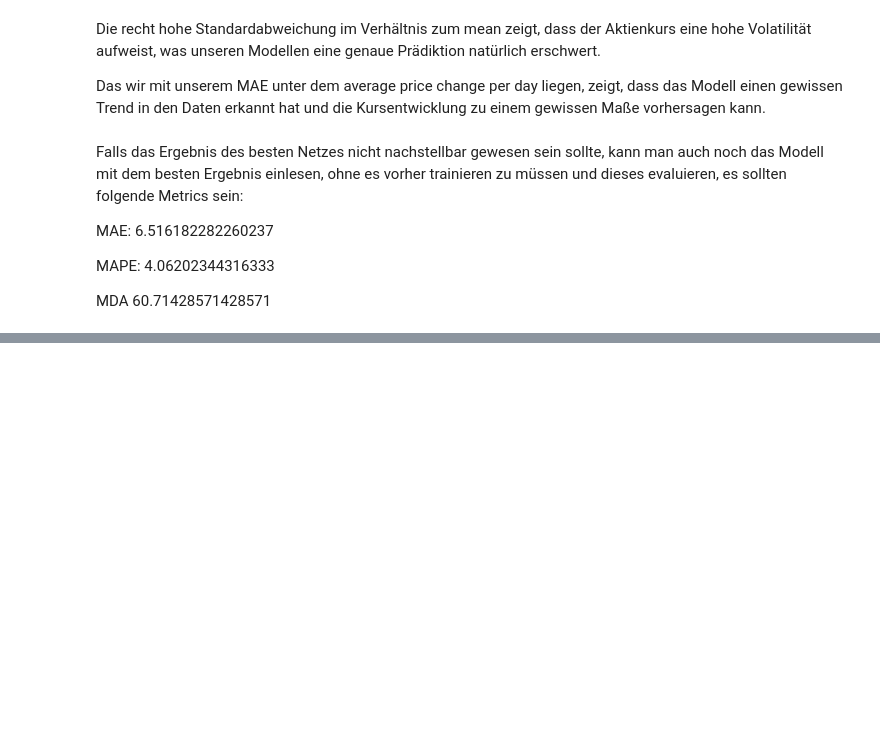
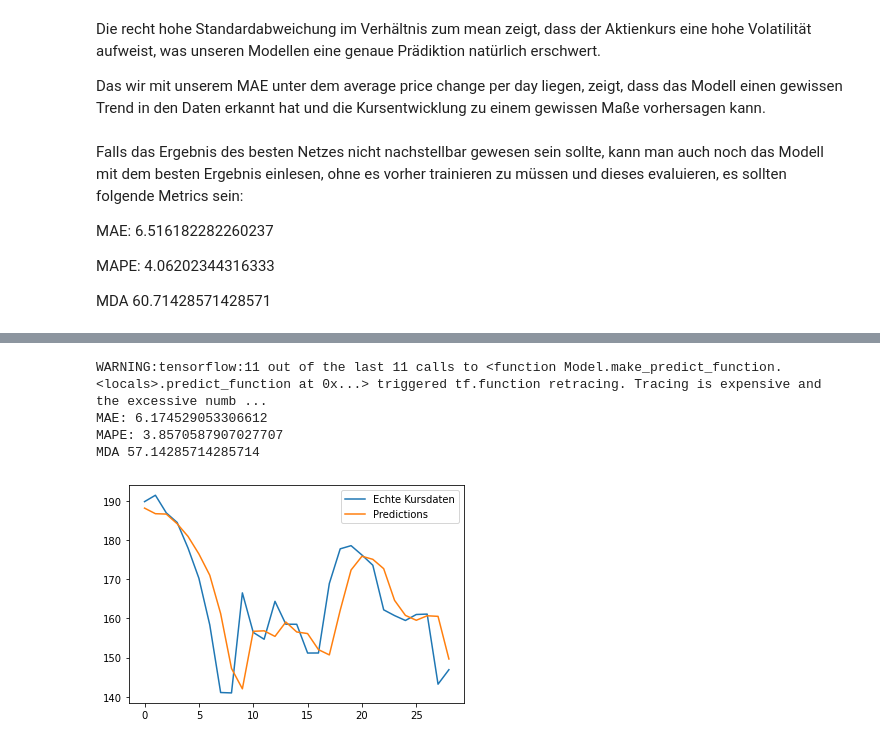
Before and after one commit to Emixeras/gameStopStockPrediction, a Jupyter notebook: notebooks/rnn_prediction_in_python.ipynb, the cells around one changed output, grey strips where cells are left out. Drawn from its saved outputs; the diff is of its cells as text; code cells hidden in the pictures; blank space fills up the shorter version.

Commit message:
finished redditAndClose Network

```diff
--- a/notebooks/rnn_prediction_in_python.ipynb
+++ b/notebooks/rnn_prediction_in_python.ipynb
@@ -409,0 +656,27 @@ von Postings im wallstreetbets Subreddit, verbessern lässt.
+# %%
+from tensorflow import keras
+model = keras.models.load_model("../models/best_closeAndReddit_model")
+
+predicted_stock_price = model.predict(X_test)
+predicted_stock_price_with_2nd_feature = np.column_stack((predicted_stock_price, second_feature))
+predicted_stock_price_with_2nd_feature = normalizer.inverse_transform(predicted_stock_price_with_2nd_feature)
+predicted_stock_price = predicted_stock_price_with_2nd_feature[:, 0]
+
+from sklearn import metrics
+# Metrics
+print("MAE:", metrics.mean_absolute_error(test_data, predicted_stock_price))
+print("MAPE:", metrics.mean_absolute_percentage_error(test_data, predicted_stock_price) * 100)
+print("MDA", mda(test_data, predicted_stock_price) * 100)
+
+from matplotlib import pyplot
+
+pyplot.plot(test_data, label="Echte Kursdaten")
+pyplot.plot(predicted_stock_price, label="Predictions")
+pyplot.legend()
+pyplot.show()
+# %% [output]
+WARNING:tensorflow:11 out of the last 11 calls to <function Model.make_predict_function.<locals>.predict_function at 0x...> triggered tf.function retracing. Tracing is expensive and the excessive numb ...
+MAE: 6.174529053306612
+MAPE: 3.8570587907027707
+MDA 57.14285714285714
+[figure, added]
```
Also changed, not shown: parts of 37 cells of this notebook, 3 other files.
